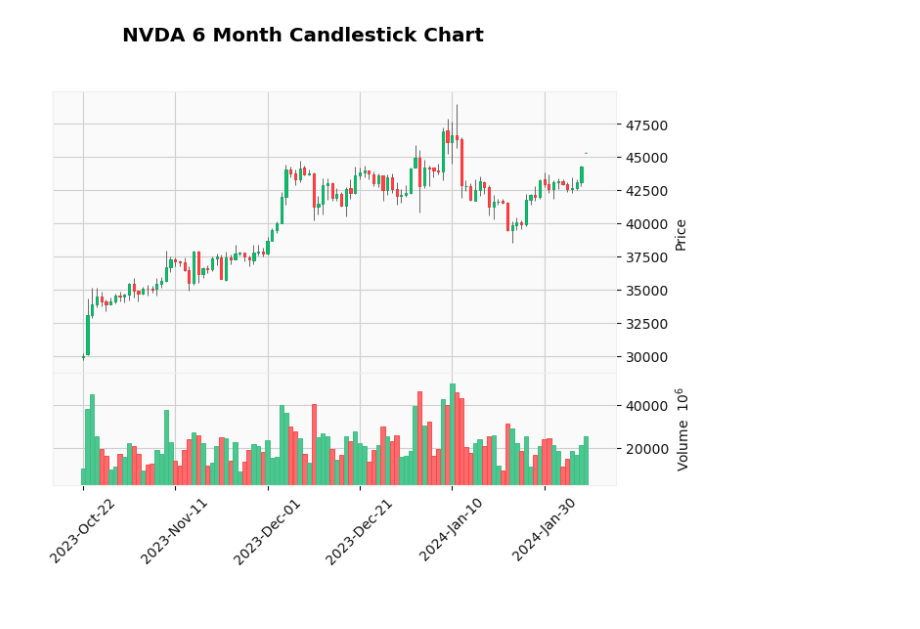
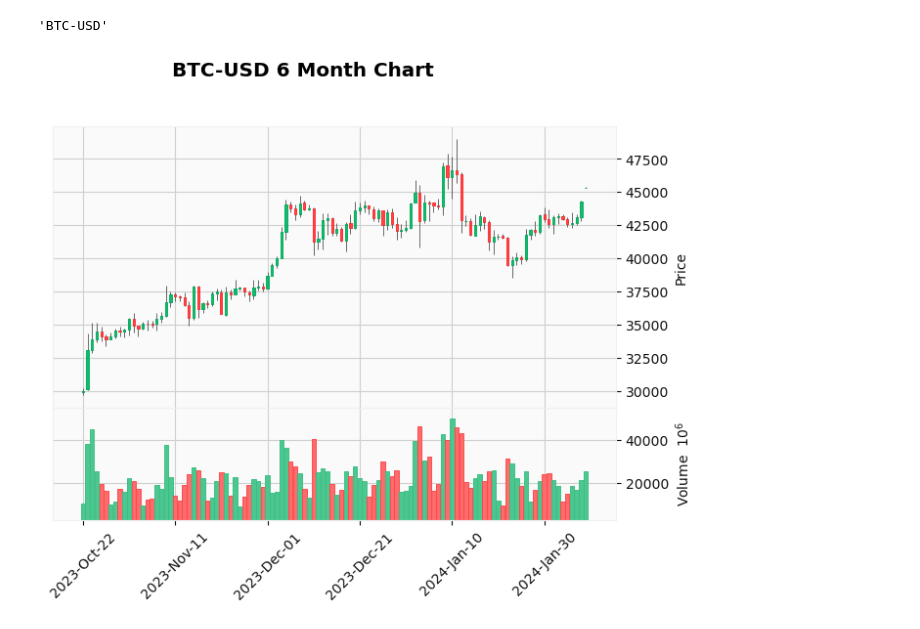
Before and after one commit to DONJMP/project-3, a Jupyter notebook: clarence.ipynb, the cells around one changed output. Cells and saved outputs as stored; diff of their text form; code cells hidden in the pictures.

Commit message:
Fstrings and EMAs
I've added f strings into our chart titles

```diff
--- a/clarence.ipynb
+++ b/clarence.ipynb
@@ -29,6 +29,7 @@ def get_crypto_price_history(start_date,end_date):
         dataframe containing historical crypto price
 
     """
+    global crypto_ticker
     # allow user to input the ticker symbol
     crypto_ticker = input()
     # create a ticker object for the given ticker symbol
@@ -36,15 +37,19 @@ def get_crypto_price_history(start_date,end_date):
     # fetch historical data for the especified date range
     history = crypto.history(start=start_date,end=end_date)
     return history
+# %%
+crypto_ticker
+# %% [output]
+'BTC-USD'
 # %%
 data = get_crypto_price_history(start_date,end_date)
 # %%
 data_6_months = data.tail(110)
 # %%
 # MPF plot
-mpf.plot(data_6_months, type='candle', volume=True, style='yahoo', title='NVDA 6 Month Candlestick Chart')
+mpf.plot(data_6_months, type='candle', volume=True, style='yahoo', title= f"{crypto_ticker} 6 Month Chart")
 # %% [output]
-[figure, old version]
+[figure, new version]
 # %%
 def plot_candlestick(data, title):
     """
```
Also changed, not shown: parts of 2 cells of this notebook.
